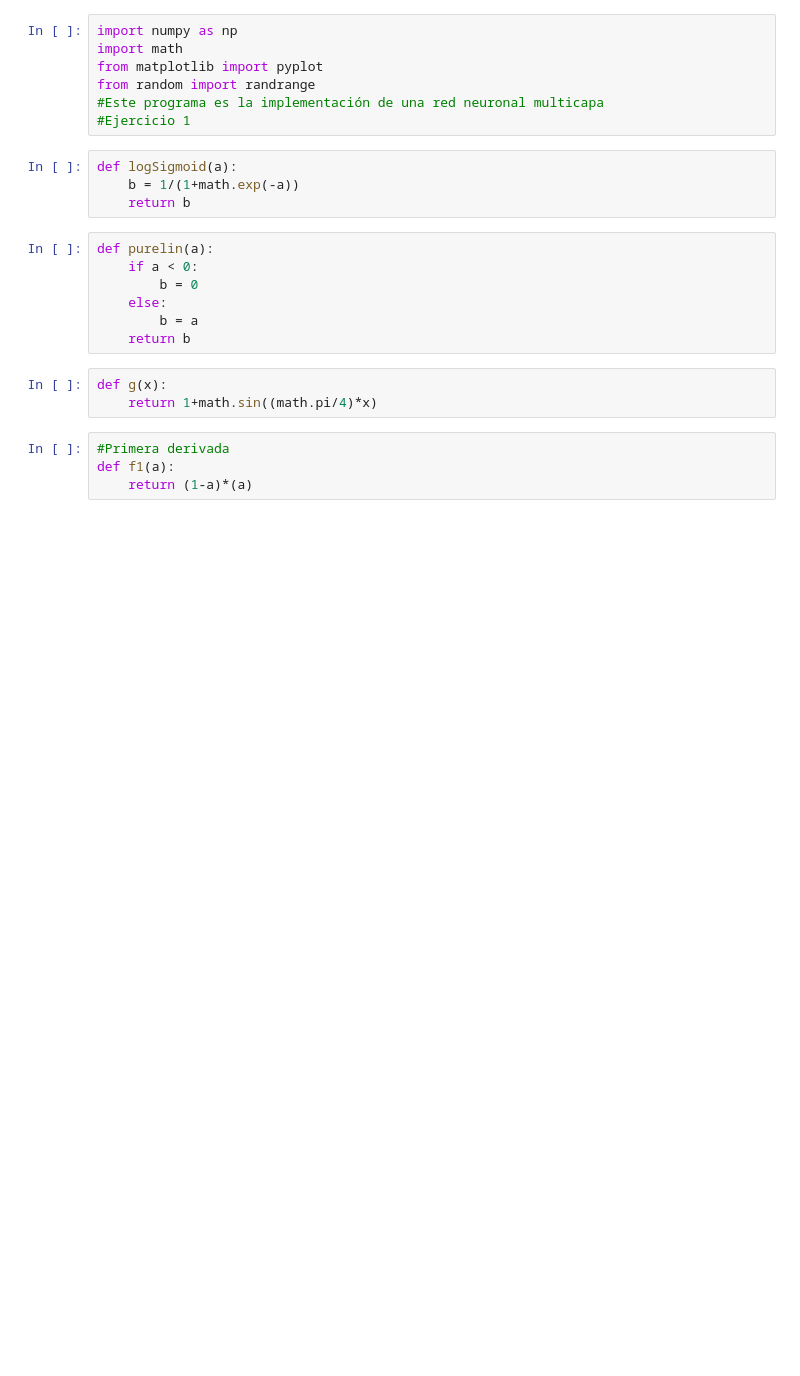
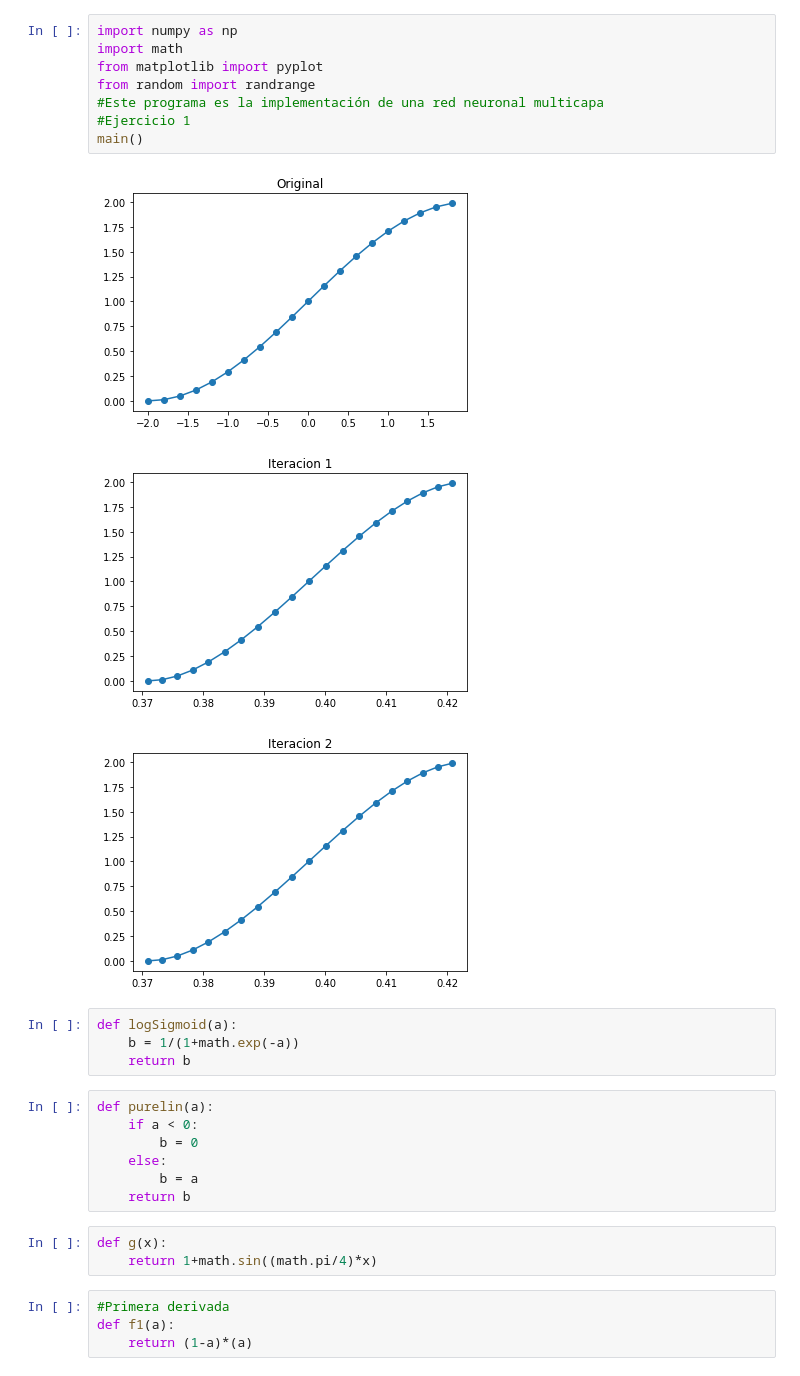
Before and after one commit to LuisBustos/aprendizaje, a Jupyter notebook: multiCapa.ipynb, the cells around one changed output. Cells and saved outputs as stored; diff of their text form; blank space fills up the shorter version.

```diff
--- a/multiCapa.ipynb
+++ b/multiCapa.ipynb
@@ -1,10 +1,15 @@
 # %%
 import numpy as np
 import math
 from matplotlib import pyplot
 from random import randrange
 #Este programa es la implementación de una red neuronal multicapa
 #Ejercicio 1
+main()
+# %% [output]
+[figure, added]
+[figure, added]
+[figure, added]
 # %%
 def logSigmoid(a):
     b = 1/(1+math.exp(-a))
```
Also changed, not shown: parts of 10 cells of this notebook.
